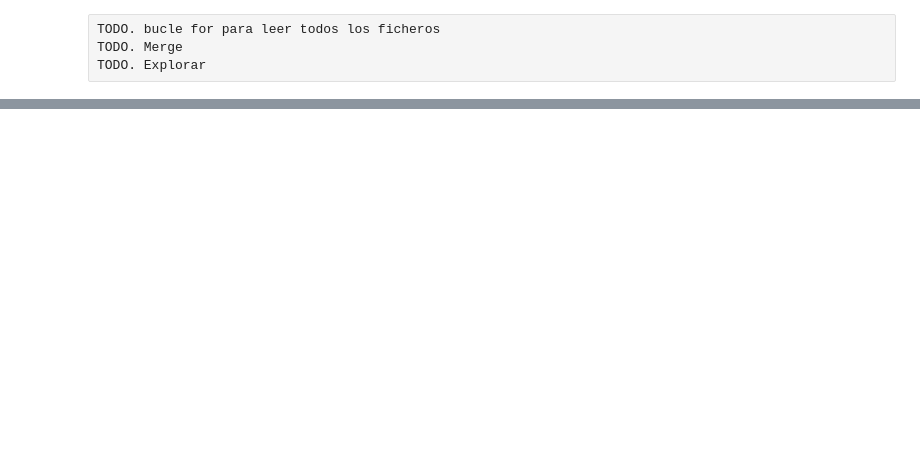
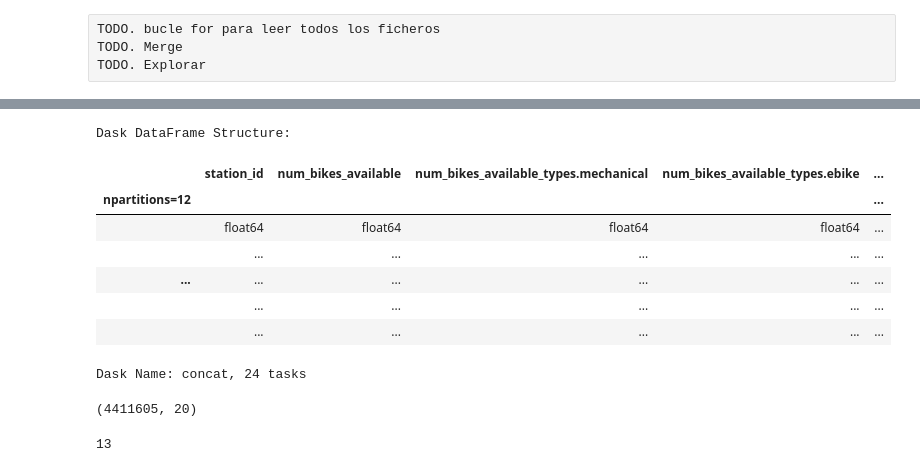
Before and after one commit to or1ol/CaptstoneProject, a Jupyter notebook: 2021_code/ScriptDataExploring.ipynb, the cells around one changed output, grey strips where cells are left out. Saved outputs shown, nothing was run; the diff lists cells and outputs as text; code cells hidden in the pictures; blank space fills up the shorter version.

```diff
--- a/2021_code/ScriptDataExploring.ipynb
+++ b/2021_code/ScriptDataExploring.ipynb
@@ -152,0 +219,2 @@ Name: station_id, dtype: float64
+# %%
+data = read_dask_dataframes('../dades', 'csv', 'BicingNou_ESTACIONS_CLEAN', [2021])
@@ -152,0 +240,21 @@ Name: station_id, dtype: float64
+# %%
+data[2021]
+# %% [output]
+Dask DataFrame Structure:
+|  | station_id | num_bikes_available | num_bikes_available_types.mechanical | num_bikes_available_types.ebike | ... |
+| npartitions=12 |  |  |  |  | ... |
+|  | float64 | float64 | float64 | float64 | ... |
+|  | ... | ... | ... | ... | ... |
+| ... | ... | ... | ... | ... | ... |
+|  | ... | ... | ... | ... | ... |
+|  | ... | ... | ... | ... | ... |
+Dask Name: concat, 24 tasks
+# %%
+get_ddf_shape(data[2021])
+# %% [output]
+(4411605, 20)
+# %%
+len(data[2021].divisions) # divisions mark the start and end of each partiotion
+# in our case we have nones but that is okay
+# %% [output]
+13
```
Also changed, not shown: parts of 30 cells of this notebook, 3 other files.
